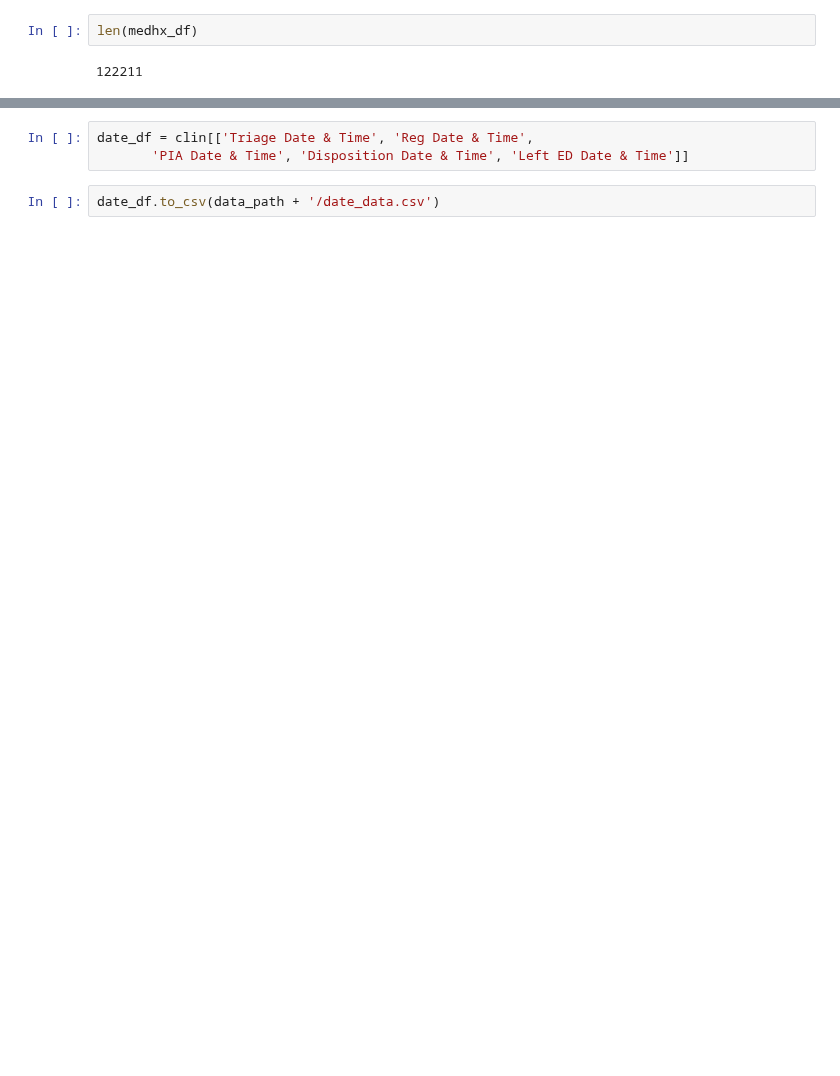
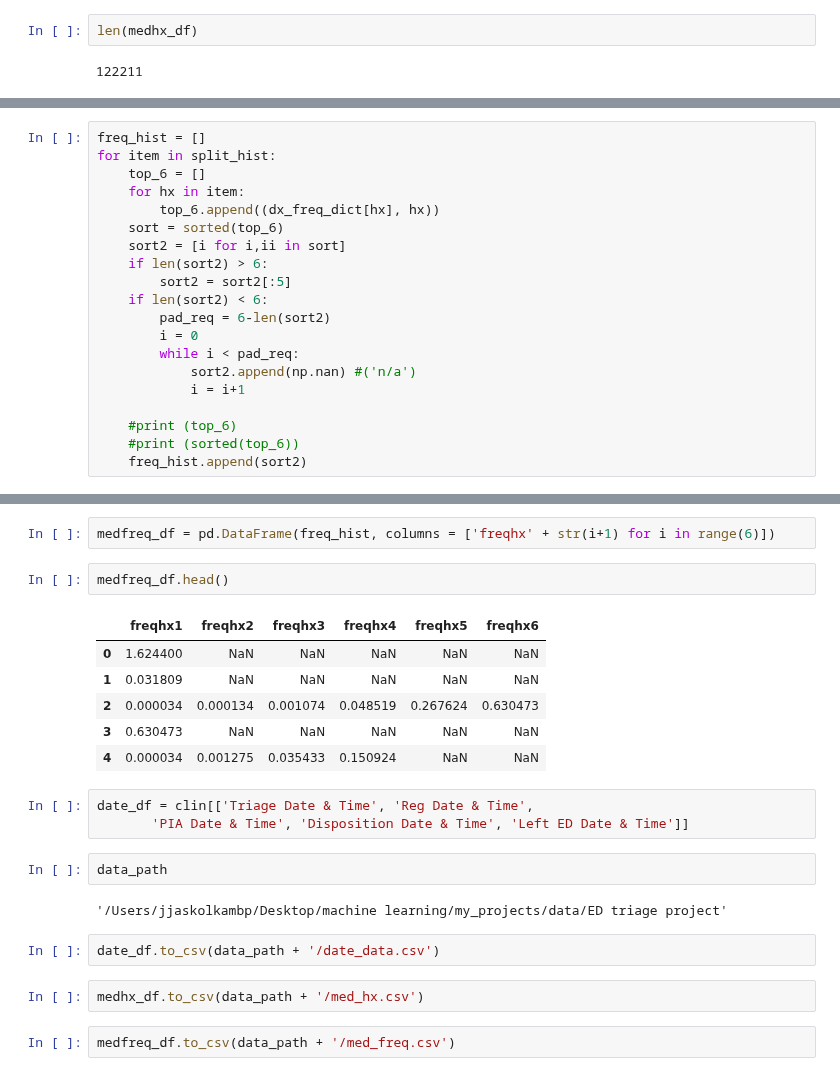
Before and after one commit to Jaskolk/ed-triage, a Jupyter notebook: exploring_data.ipynb, the cells around one changed output, grey strips where cells are left out. Drawn from its saved outputs; the diff is of its cells as text; blank space fills up the shorter version.

```diff
--- a/exploring_data.ipynb
+++ b/exploring_data.ipynb
@@ -723,0 +741,20 @@ medhx_df.head()
+# %%
+freq_hist = []
+for item in split_hist:
+    top_6 = []
+    for hx in item:
+        top_6.append((dx_freq_dict[hx], hx))
+    sort = sorted(top_6)
+    sort2 = [i for i,ii in sort]
+    if len(sort2) > 6:
+        sort2 = sort2[:5]
+    if len(sort2) < 6:
+        pad_req = 6-len(sort2)
+        i = 0
+        while i < pad_req:
+            sort2.append(np.nan) #('n/a')
+            i = i+1
+
+    #print (top_6)
+    #print (sorted(top_6))
+    freq_hist.append(sort2)
@@ -724,5 +781,24 @@ medhx_df.head()
+# %%
+medfreq_df = pd.DataFrame(freq_hist, columns = ['freqhx' + str(i+1) for i in range(6)])
+# %%
+medfreq_df.head()
+# %% [output]
+|  | freqhx1 | freqhx2 | freqhx3 | freqhx4 | freqhx5 | freqhx6 |
+| 0 | 1.624400 | NaN | NaN | NaN | NaN | NaN |
+| 1 | 0.031809 | NaN | NaN | NaN | NaN | NaN |
+| 2 | 0.000034 | 0.000134 | 0.001074 | 0.048519 | 0.267624 | 0.630473 |
+| 3 | 0.630473 | NaN | NaN | NaN | NaN | NaN |
+| 4 | 0.000034 | 0.001275 | 0.035433 | 0.150924 | NaN | NaN |
 # %%
 date_df = clin[['Triage Date & Time', 'Reg Date & Time',
        'PIA Date & Time', 'Disposition Date & Time', 'Left ED Date & Time']]
+# %%
+data_path
+# %% [output]
+'/Users/jjaskolkambp/Desktop/machine learning/my_projects/data/ED triage project'
 # %%
 date_df.to_csv(data_path + '/date_data.csv')
+# %%
+medhx_df.to_csv(data_path + '/med_hx.csv')
+# %%
+medfreq_df.to_csv(data_path + '/med_freq.csv')
```
Also changed, not shown: parts of 10 cells of this notebook.
